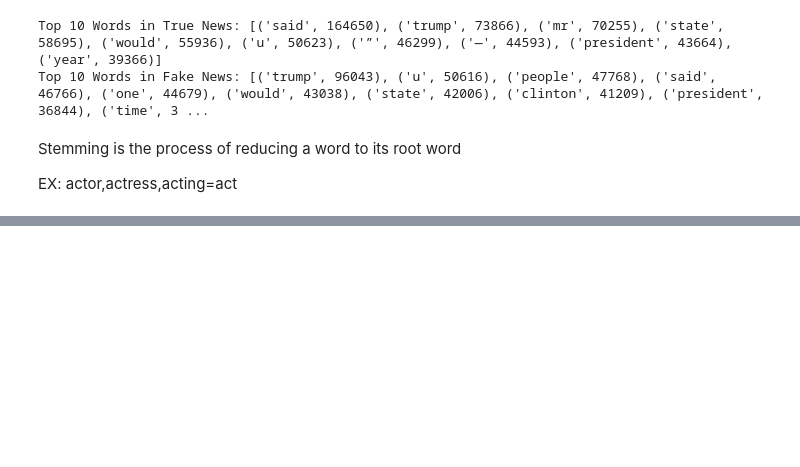
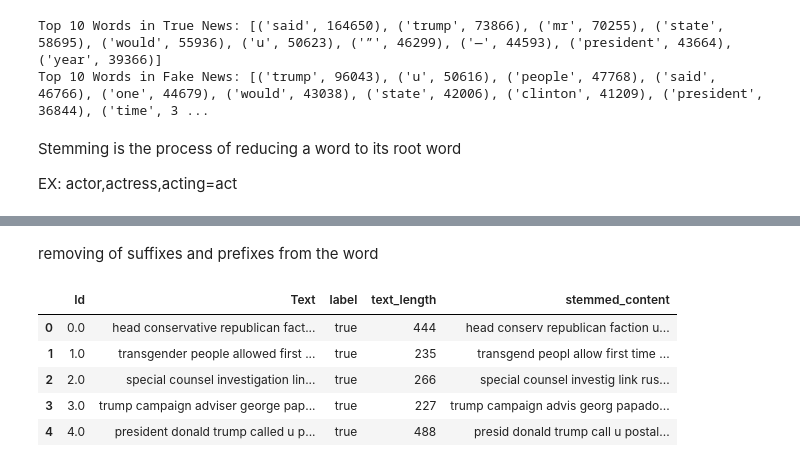
Before and after one commit to Sowmyadevalla2005/Theme-based, a Jupyter notebook: TB.ipynb, the cells around one changed output, grey strips where cells are left out. Saved outputs shown, nothing was run; the diff lists cells and outputs as text; code cells hidden in the pictures; blank space fills up the shorter version.

```diff
--- a/TB.ipynb
+++ b/TB.ipynb
@@ -330,13 +330,26 @@ Stemming is the process of reducing a word to its root word
 EX: actor,actress,acting=act
 # %%
 port_stem = PorterStemmer()
-# %%
-def stemming (Text):
-
-  stemmed_content = re.sub('[^a-zA-Z]',' ',Text) #Tweets is passing and processing removing that is not alphabet
-  stemmed_content = stemmed_content.lower() # converting to lower case
-  stemmed_content = stemmed_content.split() #
-  stemmed_content = [port_stem.stem(word) for word in stemmed_content if not word in stopwords.words('english')] # checking each word present in stopwords or not
-  stemmed_content = ' '.join(stemmed_content)
-
-  return stemmed_content
+# %%
+import re
+from nltk.corpus import stopwords
+from nltk.stem import PorterStemmer
+from joblib import Parallel, delayed
+import nltk
+
+# Download stopwords if not already done
+nltk.download('stopwords')
+
+# Preload stopwords and stemmer
+stop_words = set(stopwords.words('english'))
+port_stem = PorterStemmer()
+
+def stemming(text):
+    # Remove non-alphabetic characters and convert to lowercase
+    stemmed_content = re.sub('[^a-zA-Z]', ' ', text).lower()
+    # Split into words and stem, excluding stopwords
+    stemmed_content = [port_stem.stem(word) for word in stemmed_content.split() if word not in stop_words]
+    return ' '.join(stemmed_content)
+
+# Apply stemming with parallel processing
+all_news['stemmed_content'] = Parallel(n_jobs=-1)(delayed(stemming)(text) for text in all_news['Text'])
@@ -342,0 +359,11 @@ def stemming (Text):
+# %% [markdown]
+removing of suffixes and prefixes from the word
+# %%
+all_news.head()
+# %% [output]
+|  | Id | Text | label | text_length | stemmed_content |
+| 0 | 0.0 | head conservative republican fact... | true | 444 | head conserv republican faction u... |
+| 1 | 1.0 | transgender people allowed first ... | true | 235 | transgend peopl allow first time ... |
+| 2 | 2.0 | special counsel investigation lin... | true | 266 | special counsel investig link rus... |
+| 3 | 3.0 | trump campaign adviser george pap... | true | 227 | trump campaign advis georg papado... |
+| 4 | 4.0 | president donald trump called u p... | true | 488 | presid donald trump call u postal... |
```
Also changed, not shown: parts of 34 cells of this notebook.
